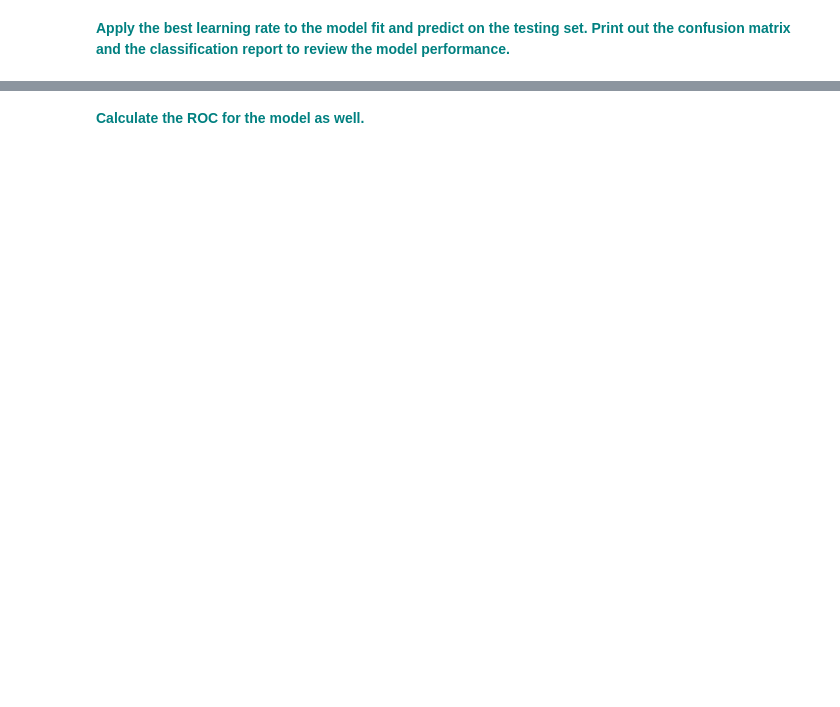
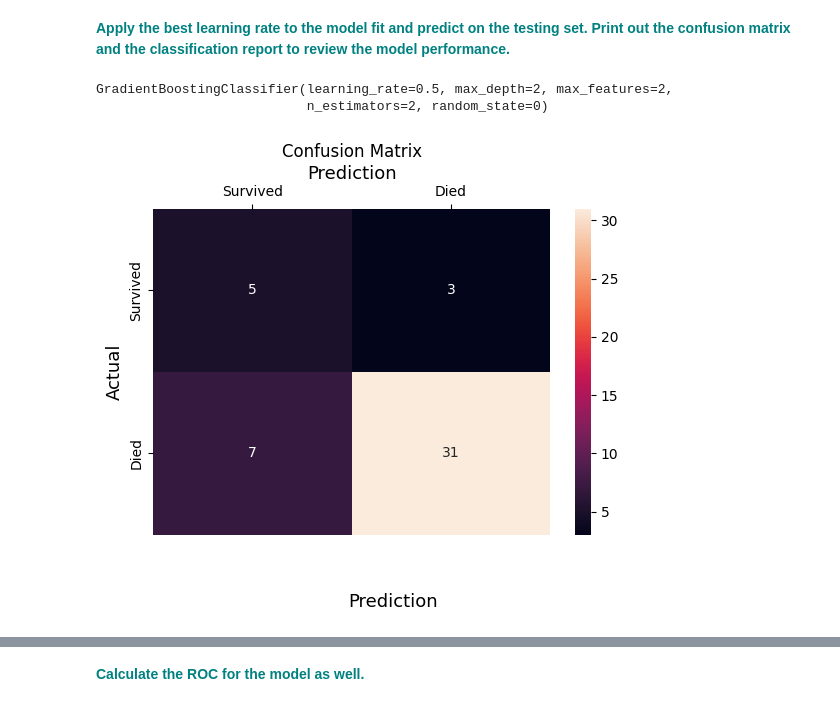
Before and after one commit to TristanPetersDS/springboard-case-studies, a Jupyter notebook: gradient-boosting-titanic/Gradient Boosting Case Study.ipynb, the cells around one changed output, grey strips where cells are left out. Cells and saved outputs as stored; diff of their text form; code cells hidden in the pictures; blank space fills up the shorter version.

```diff
--- a/gradient-boosting-titanic/Gradient Boosting Case Study.ipynb
+++ b/gradient-boosting-titanic/Gradient Boosting Case Study.ipynb
@@ -145,3 +199,6 @@ y =
+# %%
+X = df.drop(columns='Survived')
+y =df.Survived
 # %% [markdown]
 **<font color='teal'>Apply the standard scaler to the X matrix.</font>**
 # %%
@@ -151,6 +208,7 @@ X_scaled =
 **<font color='teal'>Split the X_scaled and y into 75/25 training and testing data subsets..</font>**
 # %%
 from sklearn.model_selection import train_test_split
+X_train, X_test, y_train, y_test = train_test_split(X,y, test_size=0.25)
 # %% [markdown]
 **<font color='teal'>Run the cell below to test multiple learning rates in your gradient boosting classifier.</font>**
 # %%
@@ -165,2 +241,25 @@ for learning_rate in learning_rates:
 # %% [markdown]
 **<font color='teal'>Apply the best learning rate to the model fit and predict on the testing set. Print out the confusion matrix and the classification report to review the model performance.</font>**
+# %%
+gb = GradientBoostingClassifier(n_estimators=2, learning_rate=0.5, max_features=2, max_depth=2, random_state=0)
+gb.fit(X_train,y_train)
+# %% [output]
+GradientBoostingClassifier(learning_rate=0.5, max_depth=2, max_features=2,
+                           n_estimators=2, random_state=0)
+# %%
+y_pred = gb.predict(X_test)
+cm = confusion_matrix(y_test,y_pred)
+# %%
+sns.heatmap(cm, annot=True, fmt='g',
+           xticklabels=['Survived', 'Died'],
+           yticklabels=['Survived', 'Died'])
+plt.ylabel('Actual', fontsize=13)
+plt.xlabel('Prediction', fontsize=13)
+plt.title('Confusion Matrix')
+plt.gca().xaxis.set_label_position('top')
+plt.gca().xaxis.tick_top()
+plt.gca().figure.subplots_adjust(bottom=0.2)
+plt.gca().figure.text(0.5, 0.05, 'Prediction', ha='center', fontsize=13)
+plt.show()
+# %% [output]
+[figure, added]
```
Also changed, not shown: parts of 16 cells of this notebook.
